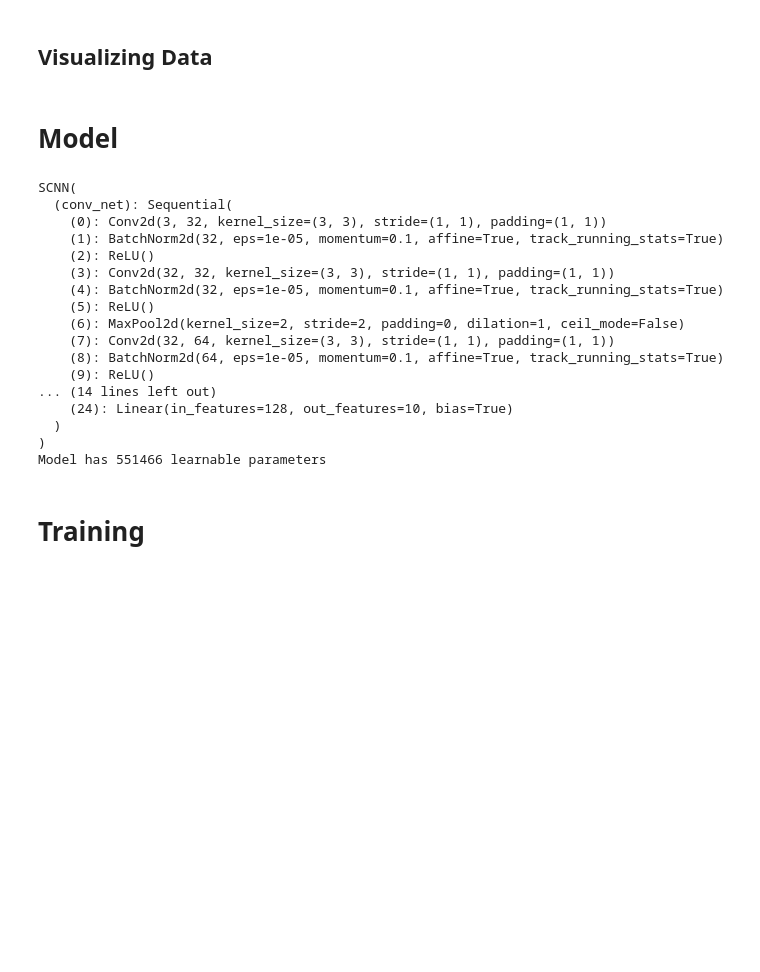
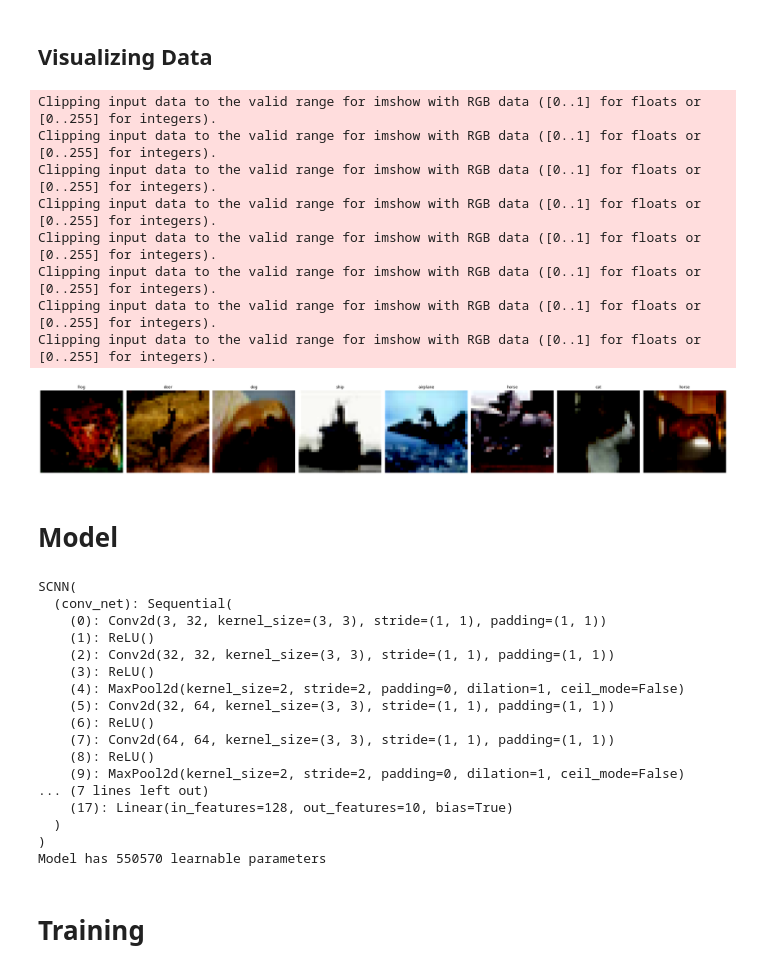
Before and after one commit to Dhagash4/CudaVision, a Jupyter notebook: assignment-3/CNNs.ipynb, the cells around one changed output. Cells and saved outputs as stored; diff of their text form; code cells hidden in the pictures; blank space fills up the shorter version.

```diff
--- a/assignment-3/CNNs.ipynb
+++ b/assignment-3/CNNs.ipynb
@@ -42,3 +53,27 @@ val_loader = DataLoader(validation_dataset, batch_size=BATCH_SIZE, num_workers=4
+# %%
+fig, ax = plt.subplots(1, 8)
+fig.set_size_inches(30, 4)
+datait = iter(train_loader)
+for i in range(8):
+    img, lbl = datait.next()
+    idx = np.random.random_integers(0,img.shape[0])
+    img_disp = img[idx].permute(1, 2, 0)
+    ax[i].imshow(img_disp)
+    ax[i].axis("off")
+    ax[i].set_title(f"{cifar_label[lbl[idx].item()]}")
+
+plt.tight_layout()
+plt.show()
+# %% [output]
+Clipping input data to the valid range for imshow with RGB data ([0..1] for floats or [0..255] for integers).
+Clipping input data to the valid range for imshow with RGB data ([0..1] for floats or [0..255] for integers).
+Clipping input data to the valid range for imshow with RGB data ([0..1] for floats or [0..255] for integers).
+Clipping input data to the valid range for imshow with RGB data ([0..1] for floats or [0..255] for integers).
+Clipping input data to the valid range for imshow with RGB data ([0..1] for floats or [0..255] for integers).
+Clipping input data to the valid range for imshow with RGB data ([0..1] for floats or [0..255] for integers).
+Clipping input data to the valid range for imshow with RGB data ([0..1] for floats or [0..255] for integers).
+Clipping input data to the valid range for imshow with RGB data ([0..1] for floats or [0..255] for integers).
+[figure, added]
 # %% [markdown]
 # Model
 # %%
@@ -198,7 +233,7 @@ def count_model_params(model):
     num_params = sum(p.numel() for p in model.parameters() if p.requires_grad)
     return num_params
 # %%
-cnn = SCNN(activation='relu',batch_norm='bnorm',dropout=False)
+cnn = SCNN(activation='relu',batch_norm='none',dropout=False)
 params = count_model_params(cnn)
 print(cnn)
 print(f"Model has {params} learnable parameters")
@@ -206,20 +241,20 @@ print(f"Model has {params} learnable parameters")
 SCNN(
   (conv_net): Sequential(
     (0): Conv2d(3, 32, kernel_size=(3, 3), stride=(1, 1), padding=(1, 1))
-    (1): BatchNorm2d(32, eps=1e-05, momentum=0.1, affine=True, track_running_stats=True)
-    (2): ReLU()
-    (3): Conv2d(32, 32, kernel_size=(3, 3), stride=(1, 1), padding=(1, 1))
-    (4): BatchNorm2d(32, eps=1e-05, momentum=0.1, affine=True, track_running_stats=True)
-    (5): ReLU()
-    (6): MaxPool2d(kernel_size=2, stride=2, padding=0, dilation=1, ceil_mode=False)
-    (7): Conv2d(32, 64, kernel_size=(3, 3), stride=(1, 1), padding=(1, 1))
-    (8): BatchNorm2d(64, eps=1e-05, momentum=0.1, affine=True, track_running_stats=True)
-    (9): ReLU()
-... (14 lines left out)
-    (24): Linear(in_features=128, out_features=10, bias=True)
+    (1): ReLU()
+    (2): Conv2d(32, 32, kernel_size=(3, 3), stride=(1, 1), padding=(1, 1))
+    (3): ReLU()
+    (4): MaxPool2d(kernel_size=2, stride=2, padding=0, dilation=1, ceil_mode=False)
+    (5): Conv2d(32, 64, kernel_size=(3, 3), stride=(1, 1), padding=(1, 1))
+    (6): ReLU()
+    (7): Conv2d(64, 64, kernel_size=(3, 3), stride=(1, 1), padding=(1, 1))
+    (8): ReLU()
+    (9): MaxPool2d(kernel_size=2, stride=2, padding=0, dilation=1, ceil_mode=False)
+... (7 lines left out)
+    (17): Linear(in_features=128, out_features=10, bias=True)
   )
 )
-Model has 551466 learnable parameters
+Model has 550570 learnable parameters
 # %% [markdown]
 # Training
 # %% [markdown]
```
Also changed, not shown: parts of 7 cells of this notebook.
